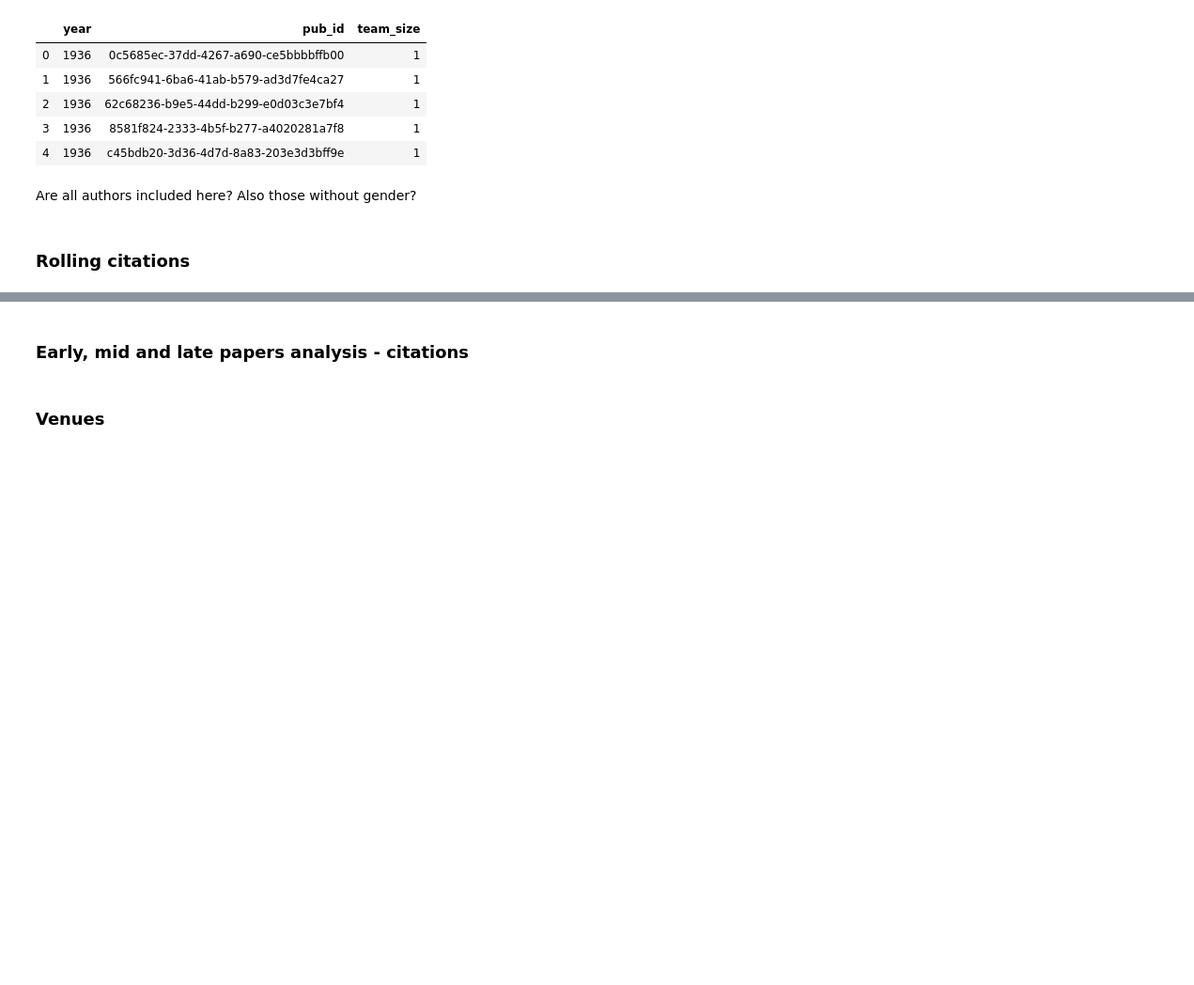
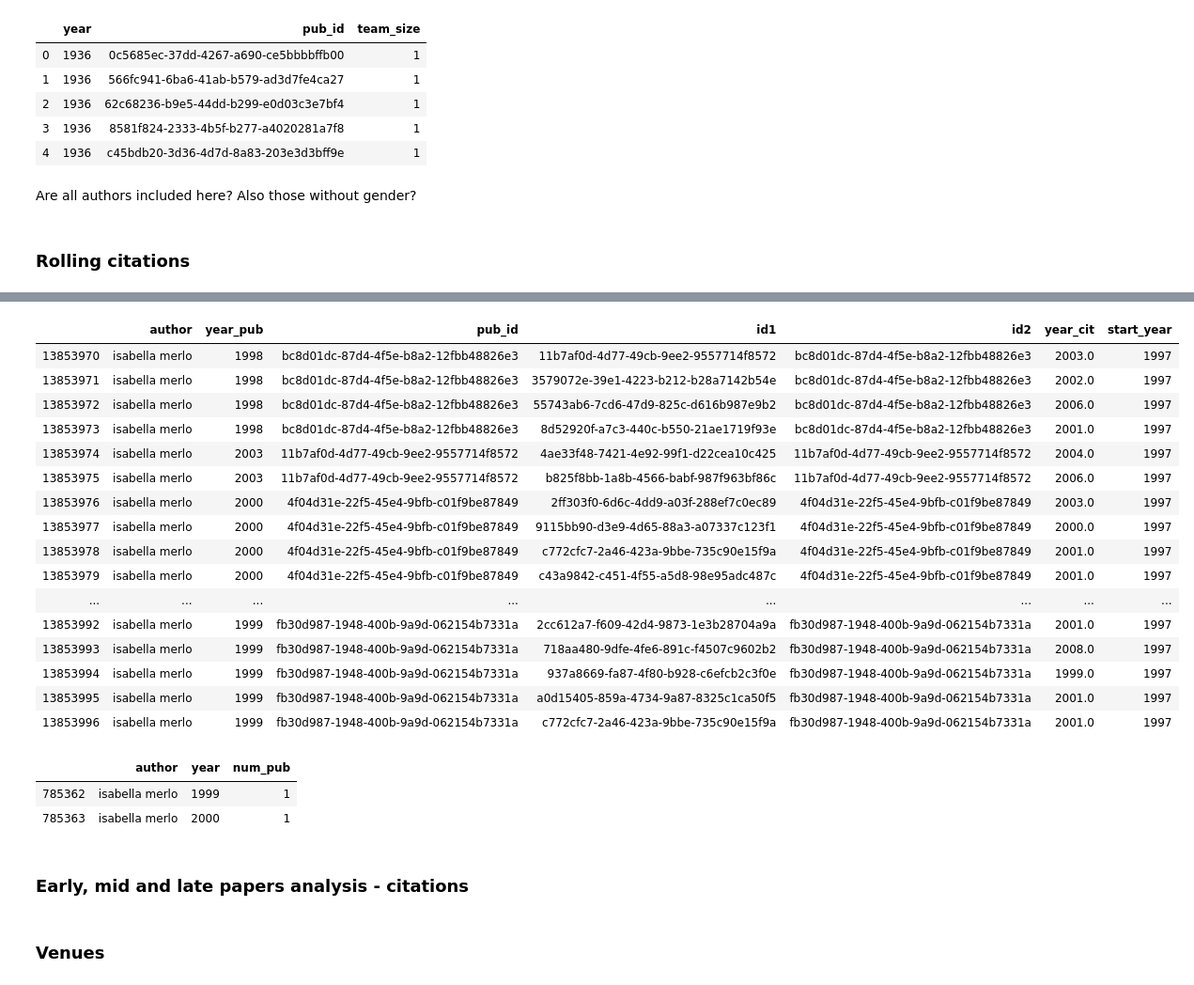
Before and after one commit to gesiscss/inequality, a Jupyter notebook: 0.Data Preprocessing.ipynb, the cells around one changed output, grey strips where cells are left out. Shown at 94% size. Drawn from its saved outputs; the diff is of its cells as text; code cells hidden in the pictures; blank space fills up the shorter version.

```diff
--- a/0.Data Preprocessing.ipynb
+++ b/0.Data Preprocessing.ipynb
@@ -745,3 +744,29 @@ counts.head()
+# %%
+combined[combined.author == 'isabella merlo']
+# %% [output]
+|  | author | year_pub | pub_id | id1 | id2 | year_cit | start_year |
+| 13853970 | isabella merlo | 1998 | bc8d01dc-87d4-4f5e-b8a2-12fbb48826e3 | 11b7af0d-4d77-49cb-9ee2-9557714f8572 | bc8d01dc-87d4-4f5e-b8a2-12fbb48826e3 | 2003.0 | 1997 |
+| 13853971 | isabella merlo | 1998 | bc8d01dc-87d4-4f5e-b8a2-12fbb48826e3 | 3579072e-39e1-4223-b212-b28a7142b54e | bc8d01dc-87d4-4f5e-b8a2-12fbb48826e3 | 2002.0 | 1997 |
+| 13853972 | isabella merlo | 1998 | bc8d01dc-87d4-4f5e-b8a2-12fbb48826e3 | 55743ab6-7cd6-47d9-825c-d616b987e9b2 | bc8d01dc-87d4-4f5e-b8a2-12fbb48826e3 | 2006.0 | 1997 |
+| 13853973 | isabella merlo | 1998 | bc8d01dc-87d4-4f5e-b8a2-12fbb48826e3 | 8d52920f-a7c3-440c-b550-21ae1719f93e | bc8d01dc-87d4-4f5e-b8a2-12fbb48826e3 | 2001.0 | 1997 |
+| 13853974 | isabella merlo | 2003 | 11b7af0d-4d77-49cb-9ee2-9557714f8572 | 4ae33f48-7421-4e92-99f1-d22cea10c425 | 11b7af0d-4d77-49cb-9ee2-9557714f8572 | 2004.0 | 1997 |
+| 13853975 | isabella merlo | 2003 | 11b7af0d-4d77-49cb-9ee2-9557714f8572 | b825f8bb-1a8b-4566-babf-987f963bf86c | 11b7af0d-4d77-49cb-9ee2-9557714f8572 | 2006.0 | 1997 |
+| 13853976 | isabella merlo | 2000 | 4f04d31e-22f5-45e4-9bfb-c01f9be87849 | 2ff303f0-6d6c-4dd9-a03f-288ef7c0ec89 | 4f04d31e-22f5-45e4-9bfb-c01f9be87849 | 2003.0 | 1997 |
+| 13853977 | isabella merlo | 2000 | 4f04d31e-22f5-45e4-9bfb-c01f9be87849 | 9115bb90-d3e9-4d65-88a3-a07337c123f1 | 4f04d31e-22f5-45e4-9bfb-c01f9be87849 | 2000.0 | 1997 |
+| 13853978 | isabella merlo | 2000 | 4f04d31e-22f5-45e4-9bfb-c01f9be87849 | c772cfc7-2a46-423a-9bbe-735c90e15f9a | 4f04d31e-22f5-45e4-9bfb-c01f9be87849 | 2001.0 | 1997 |
+| 13853979 | isabella merlo | 2000 | 4f04d31e-22f5-45e4-9bfb-c01f9be87849 | c43a9842-c451-4f55-a5d8-98e95adc487c | 4f04d31e-22f5-45e4-9bfb-c01f9be87849 | 2001.0 | 1997 |
+| ... | ... | ... | ... | ... | ... | ... | ... |
+| 13853992 | isabella merlo | 1999 | fb30d987-1948-400b-9a9d-062154b7331a | 2cc612a7-f609-42d4-9873-1e3b28704a9a | fb30d987-1948-400b-9a9d-062154b7331a | 2001.0 | 1997 |
+| 13853993 | isabella merlo | 1999 | fb30d987-1948-400b-9a9d-062154b7331a | 718aa480-9dfe-4fe6-891c-f4507c9602b2 | fb30d987-1948-400b-9a9d-062154b7331a | 2008.0 | 1997 |
+| 13853994 | isabella merlo | 1999 | fb30d987-1948-400b-9a9d-062154b7331a | 937a8669-fa87-4f80-b928-c6efcb2c3f0e | fb30d987-1948-400b-9a9d-062154b7331a | 1999.0 | 1997 |
+| 13853995 | isabella merlo | 1999 | fb30d987-1948-400b-9a9d-062154b7331a | a0d15405-859a-4734-9a87-8325c1ca50f5 | fb30d987-1948-400b-9a9d-062154b7331a | 2001.0 | 1997 |
+| 13853996 | isabella merlo | 1999 | fb30d987-1948-400b-9a9d-062154b7331a | c772cfc7-2a46-423a-9bbe-735c90e15f9a | fb30d987-1948-400b-9a9d-062154b7331a | 2001.0 | 1997 |
+# %%
+author_year_numPub_first[author_year_numPub_first.author == 'isabella merlo']
+# %% [output]
+|  | author | year | num_pub |
+| 785362 | isabella merlo | 1999 | 1 |
+| 785363 | isabella merlo | 2000 | 1 |
 # %% [markdown]
 ### Early, mid and late papers analysis - citations
 # %%
```
Also changed, not shown: parts of 42 cells of this notebook, 3 other files.
